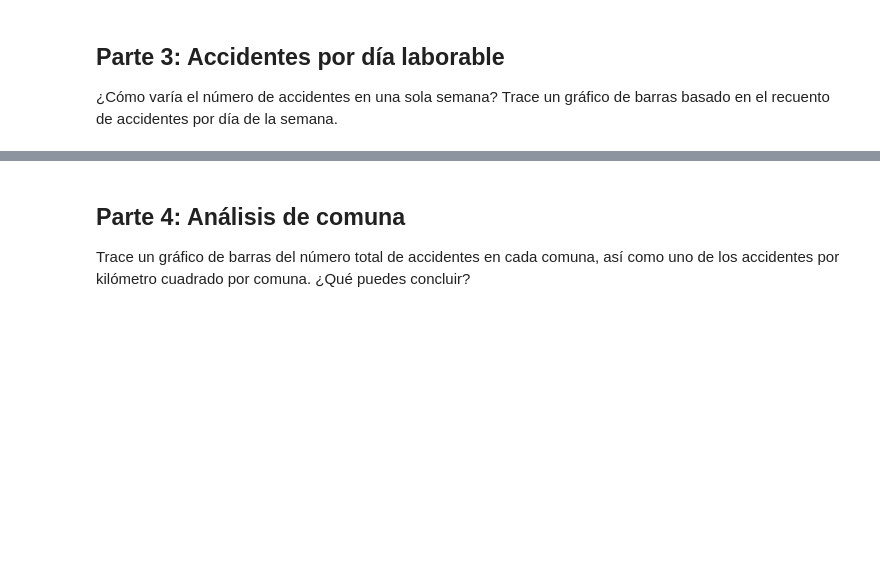
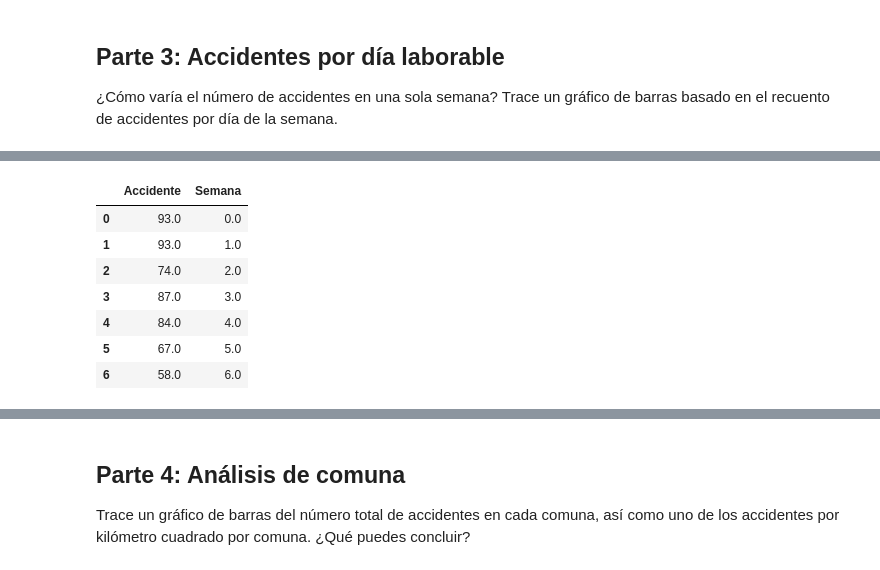
Before and after one commit to GabyLeon10100/MujeresDigitales, a Jupyter notebook: Taller4_.ipynb, the cells around one changed output, grey strips where cells are left out. Cells and saved outputs as stored; diff of their text form; code cells hidden in the pictures; blank space fills up the shorter version.

```diff
--- a/Taller4_.ipynb
+++ b/Taller4_.ipynb
@@ -240,0 +304,18 @@ plt.show()
+# %%
+#Creamos el nuevo dataframe
+df_week = pd.DataFrame()
+#Agregamos los datos de solo el dia 1 del mes 1 y del año 2018 al nuevo dataFrame creado
+for x in lista2:
+  agregar = {}
+  agregar = {"Semana" : int(x[0]), "Accidente": int(x[2])}
+  df_week = df_week.append(agregar, ignore_index=True)
+df_week.head(7)
+# %% [output]
+|  | Accidente | Semana |
+| 0 | 93.0 | 0.0 |
+| 1 | 93.0 | 1.0 |
+| 2 | 74.0 | 2.0 |
+| 3 | 87.0 | 3.0 |
+| 4 | 84.0 | 4.0 |
+| 5 | 67.0 | 5.0 |
+| 6 | 58.0 | 6.0 |
```
Also changed, not shown: parts of 7 cells of this notebook.
